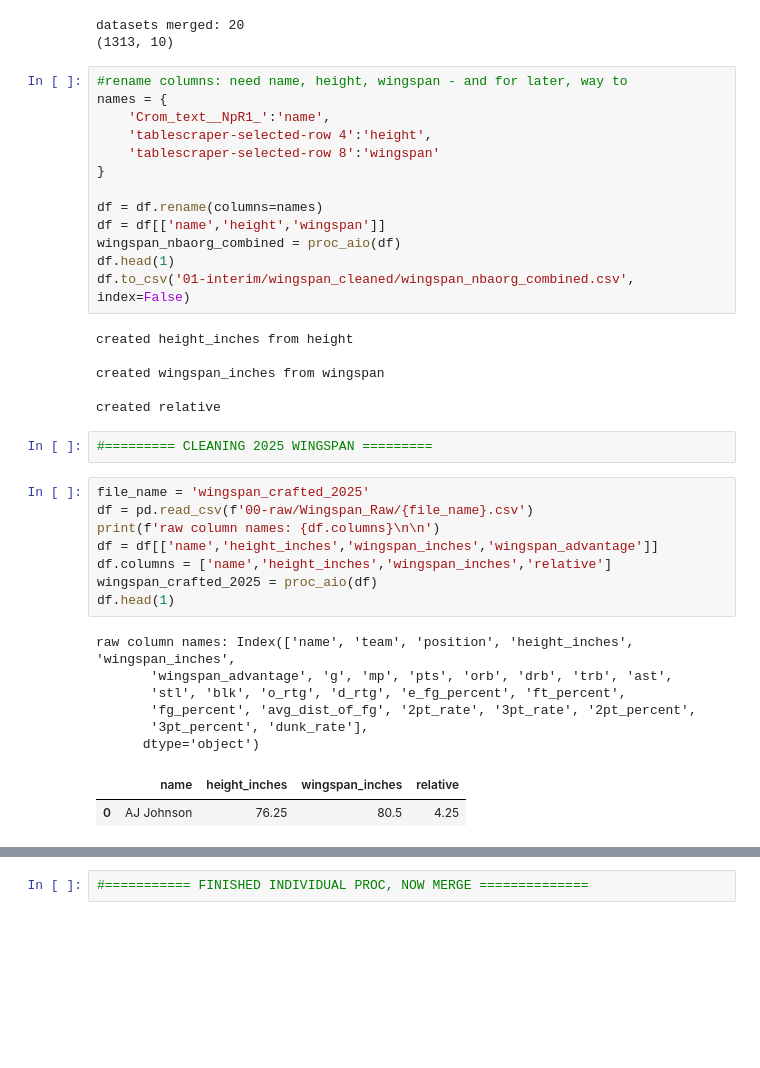
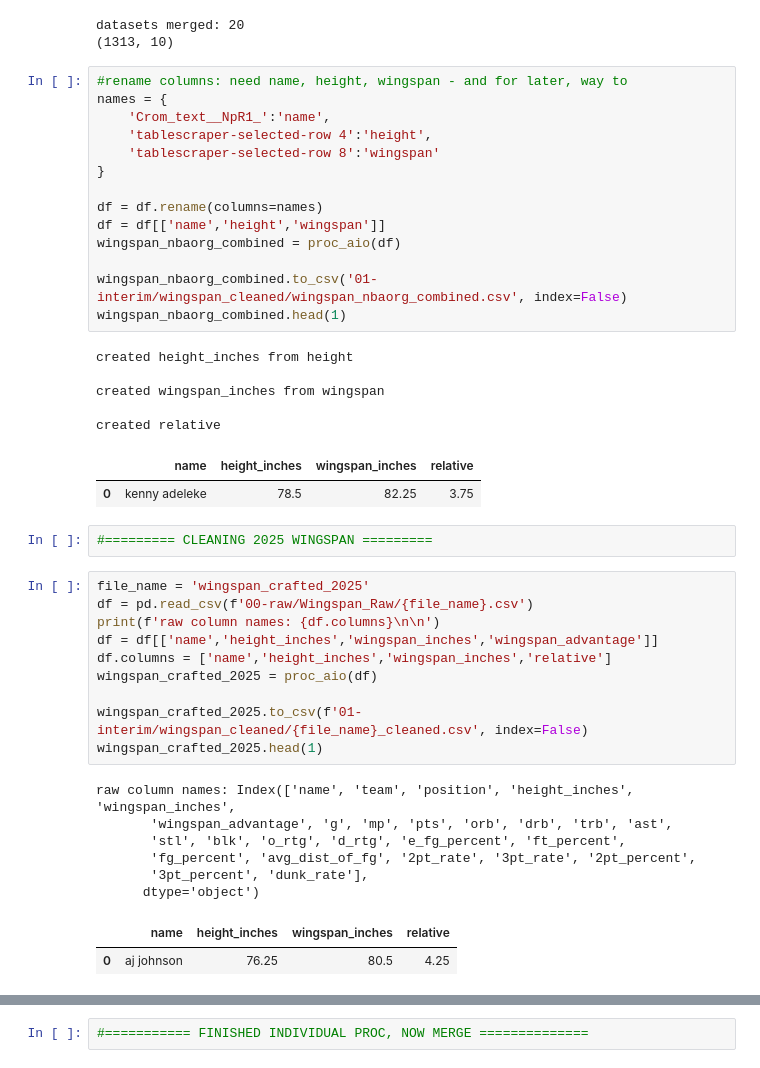
Before and after one commit to COGS108/Group135_WI26, a Jupyter notebook: data/v2 Wingspan Cleaner.ipynb, the cells around one changed output, grey strips where cells are left out. Cells and saved outputs as stored; diff of their text form; blank space fills up the shorter version.

```diff
--- a/data/v2 Wingspan Cleaner.ipynb
+++ b/data/v2 Wingspan Cleaner.ipynb
@@ -74,33 +74,38 @@ names = {
 df = df.rename(columns=names)
 df = df[['name','height','wingspan']]
 wingspan_nbaorg_combined = proc_aio(df)
-df.head(1)
-df.to_csv('01-interim/wingspan_cleaned/wingspan_nbaorg_combined.csv', index=False)
+
+wingspan_nbaorg_combined.to_csv('01-interim/wingspan_cleaned/wingspan_nbaorg_combined.csv', index=False)
+wingspan_nbaorg_combined.head(1)
 # %% [output]
 created height_inches from height
 
 created wingspan_inches from wingspan
 
 created relative
+|  | name | height_inches | wingspan_inches | relative |
+| 0 | kenny adeleke | 78.5 | 82.25 | 3.75 |
 # %%
 #========= CLEANING 2025 WINGSPAN =========
 # %%
 file_name = 'wingspan_crafted_2025'
 df = pd.read_csv(f'00-raw/Wingspan_Raw/{file_name}.csv')
 print(f'raw column names: {df.columns}\n\n')
 df = df[['name','height_inches','wingspan_inches','wingspan_advantage']]
 df.columns = ['name','height_inches','wingspan_inches','relative']
 wingspan_crafted_2025 = proc_aio(df)
-df.head(1)
+
+wingspan_crafted_2025.to_csv(f'01-interim/wingspan_cleaned/{file_name}_cleaned.csv', index=False)
+wingspan_crafted_2025.head(1)
 # %% [output]
 raw column names: Index(['name', 'team', 'position', 'height_inches', 'wingspan_inches',
        'wingspan_advantage', 'g', 'mp', 'pts', 'orb', 'drb', 'trb', 'ast',
        'stl', 'blk', 'o_rtg', 'd_rtg', 'e_fg_percent', 'ft_percent',
        'fg_percent', 'avg_dist_of_fg', '2pt_rate', '3pt_rate', '2pt_percent',
        '3pt_percent', 'dunk_rate'],
       dtype='object')
 |  | name | height_inches | wingspan_inches | relative |
-| 0 | AJ Johnson | 76.25 | 80.5 | 4.25 |
+| 0 | aj johnson | 76.25 | 80.5 | 4.25 |
 # %%
 #========= CLEANING 2026 WINGSPAN =========
 file_name = 'wingspan_crafted_2026'
```
Also changed, not shown: parts of 2 cells of this notebook, 5 other files.
